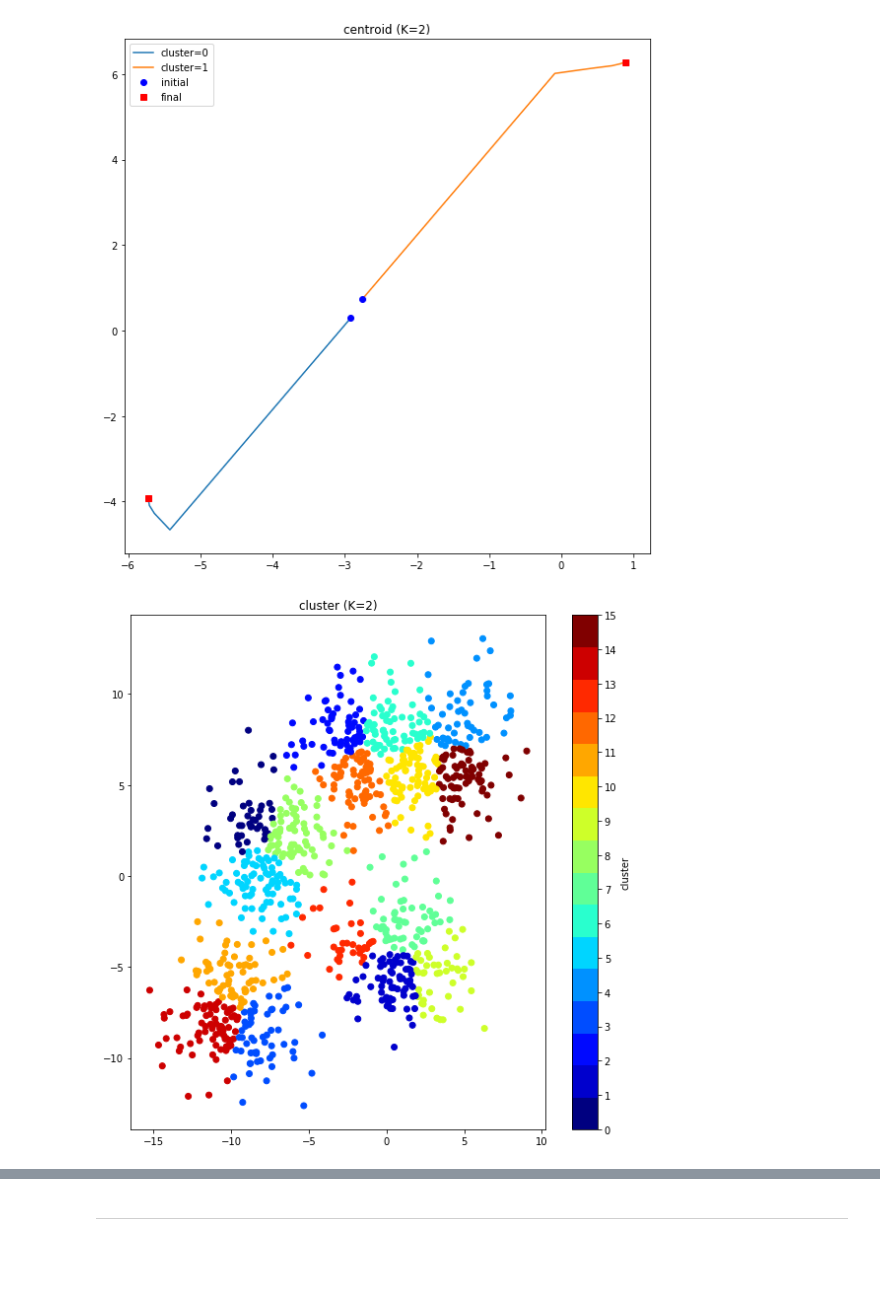
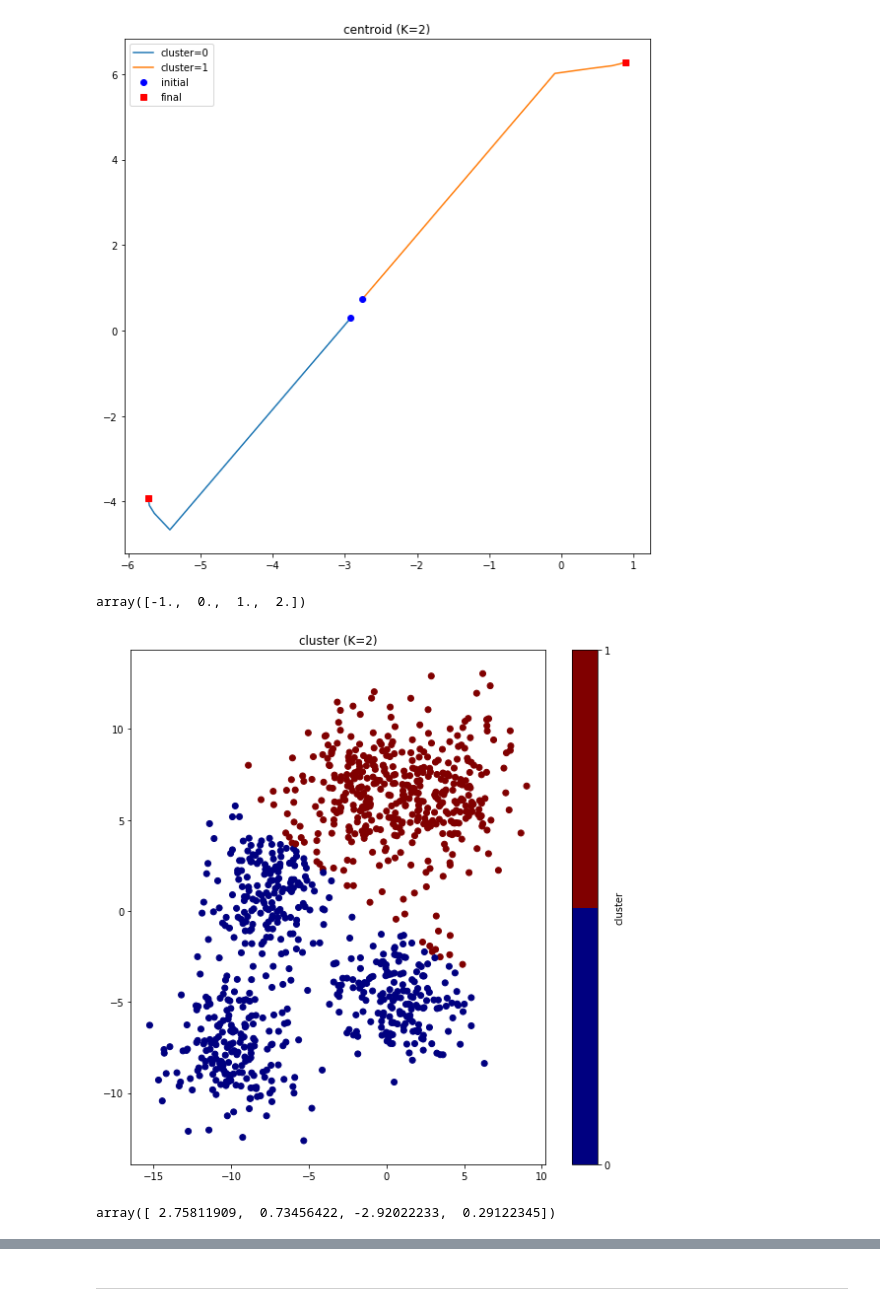
Before and after one commit to MunJeongHyeon/machine-learning-class, a Jupyter notebook: 11/assignment_11.ipynb, the cells around one changed output, grey strips where cells are left out. Drawn from its saved outputs; the diff is of its cells as text; code cells hidden in the pictures; blank space fills up the shorter version.

Commit message:
centroid plot finish

```diff
--- a/11/assignment_11.ipynb
+++ b/11/assignment_11.ipynb
@@ -504,14 +516,18 @@ plt.tight_layout()
 plt.show()
 # %% [output]
 [figure]
+# %%
+np.linspace(-1, 2, 4)
+# %% [output]
+array([-1.,  0.,  1.,  2.])
 # %%
 plt.figure(figsize=(8,8))
 plt.title('cluster (K=2)')
 
-plt.scatter(x, y, c=label_feature_16, cmap=plt.cm.get_cmap('jet',16))
-plt.colorbar(label = 'cluster', ticks = np.linspace(-1, 17, 19))
+plt.scatter(x, y, c=label_feature_02, cmap=plt.cm.get_cmap('jet',2))
+plt.colorbar(label = 'cluster', ticks = np.linspace(-1, 2, 4))
 
 plt.tight_layout()
 plt.show()
 # %% [output]
-[figure, old version]
+[figure, new version]
@@ -555,0 +534,4 @@ def function_result_12():
+# %%
+np.append(arr,centroid_iteration_02[0,0,:])
+# %% [output]
+array([ 2.75811909,  0.73456422, -2.92022233,  0.29122345])
```
Also changed, not shown: parts of 14 cells of this notebook.
